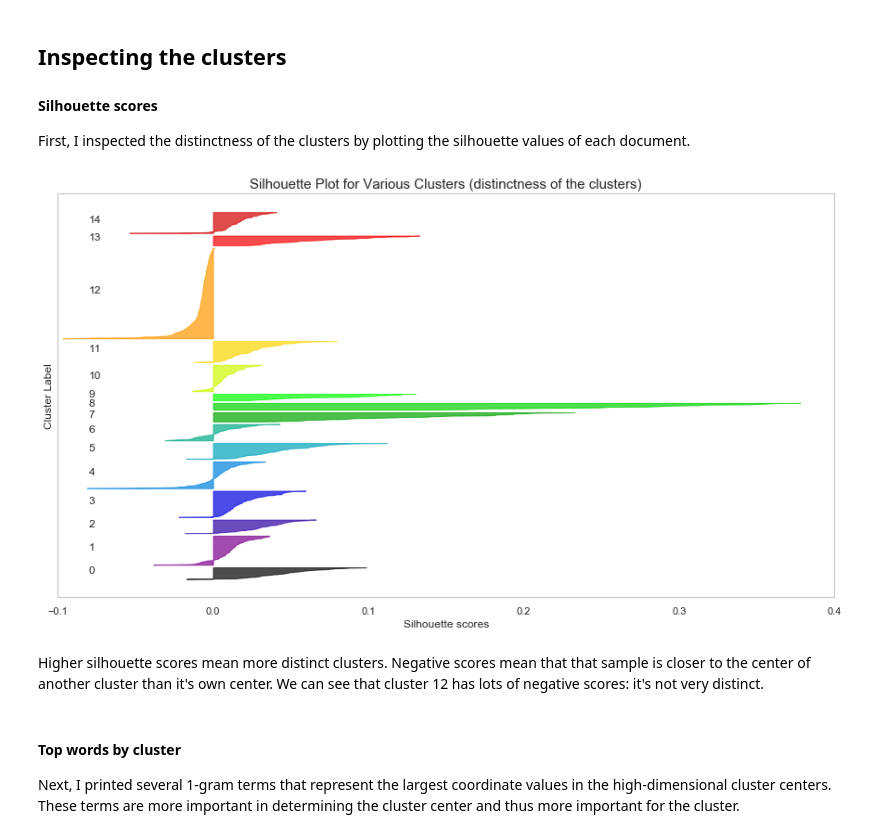
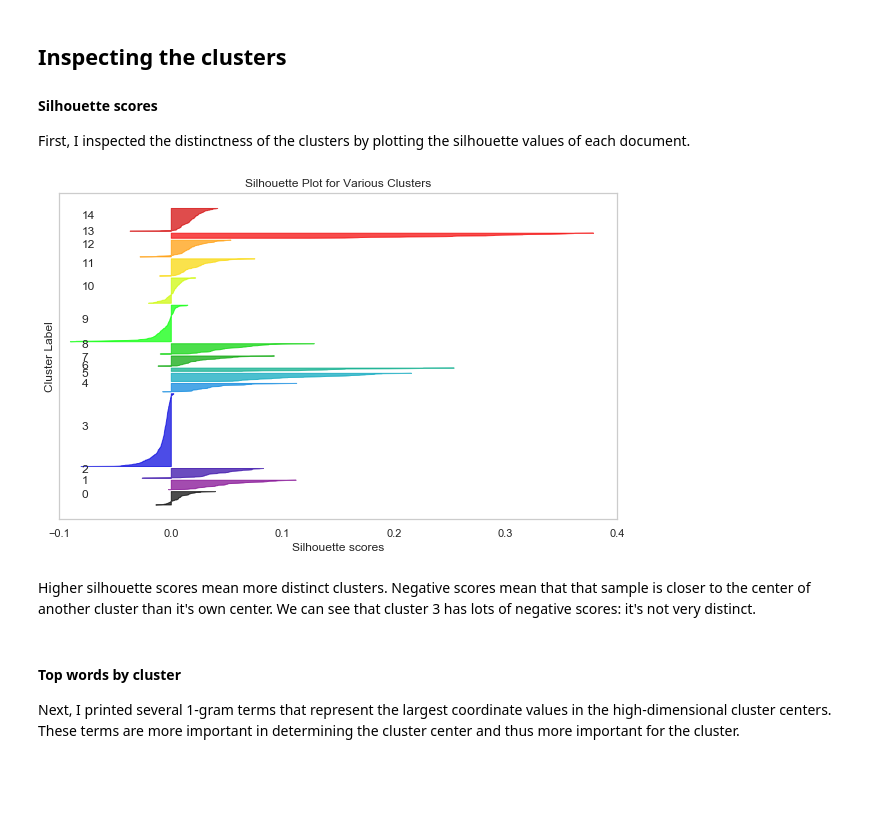
Before and after one commit to micaelamccall/tech-news-cluster, a Jupyter notebook: tech_news_cluster/tech_news_cluster.ipynb, the cells around one changed output. Saved outputs shown, nothing was run; the diff lists cells and outputs as text; code cells hidden in the pictures; blank space fills up the shorter version.

```diff
--- a/tech_news_cluster/tech_news_cluster.ipynb
+++ b/tech_news_cluster/tech_news_cluster.ipynb
@@ -356,7 +488,8 @@ First, I inspected the distinctness of the clusters by plotting the silhouette v
 # %%
 import matplotlib.cm as cm
 
-def plot_silhouette_scores(k):
+
+def plot_silhouette_scores(X, k, cluster_labels):
     '''
     A function to plot the silhouette scores in each cluster of the kmeans model
     '''
@@ -364,7 +497,7 @@ def plot_silhouette_scores(k):
     # An array of the silhouette score of each sample (article)
     sample_sil_values = silhouette_samples(X, cluster_labels)
 
-    fig, (ax1) = plt.subplots(figsize = [15,8])
+    fig, (ax1) = plt.subplots(figsize = [10,6])
 
     # For each cluster, plot the silhouette scores for each sample
     y_lower = 10
@@ -399,13 +532,13 @@ def plot_silhouette_scores(k):
     ax1.grid(False)
     ax1.set_ylabel("Cluster Label")
     ax1.set_xlabel("Silhouette scores")
-    ax1.set_title("Silhouette Plot for Various Clusters (distinctness of the clusters)", size = 15)
-
-plot_silhouette_scores(k)
+    ax1.set_title("Silhouette Plot for Various Clusters")
-# %% [output]
-[figure, removed]
+# %%
+plot_silhouette_scores(X, k, cluster_labels)
+# %% [output]
+[figure, added]
 # %% [markdown]
-Higher silhouette scores mean more distinct clusters. Negative scores mean that that sample is closer to the center of another cluster than it's own center. We can see that cluster 12 has lots of negative scores: it's not very distinct.
+Higher silhouette scores mean more distinct clusters. Negative scores mean that that sample is closer to the center of another cluster than it's own center. We can see that cluster 3 has lots of negative scores: it's not very distinct.
 # %% [markdown]
 #### Top words by cluster
 Next, I printed several 1-gram terms that represent the largest coordinate values in the high-dimensional cluster centers. These terms are more important in determining the cluster center and thus more important for the cluster.
```
Also changed, not shown: parts of 34 cells of this notebook, 9 other files.
